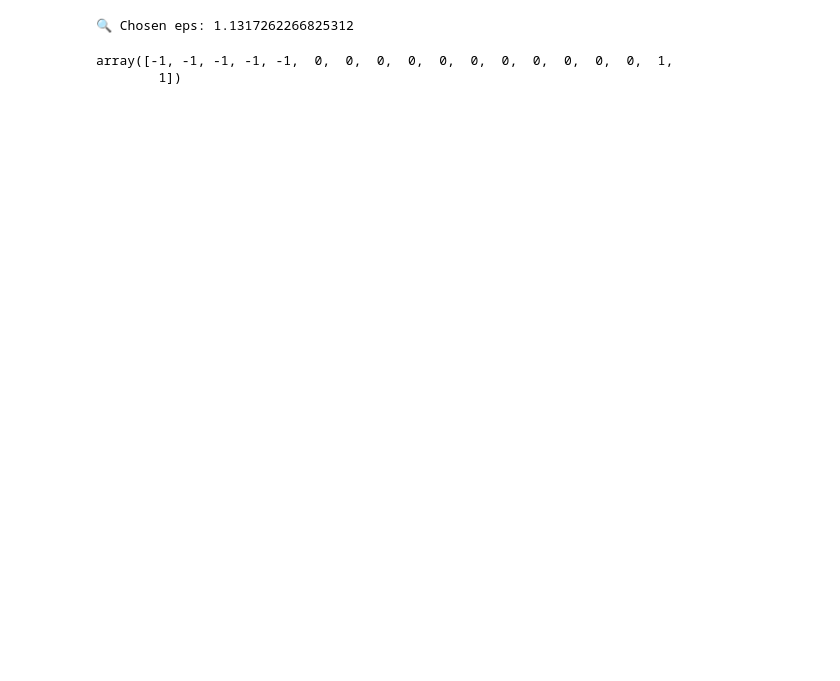
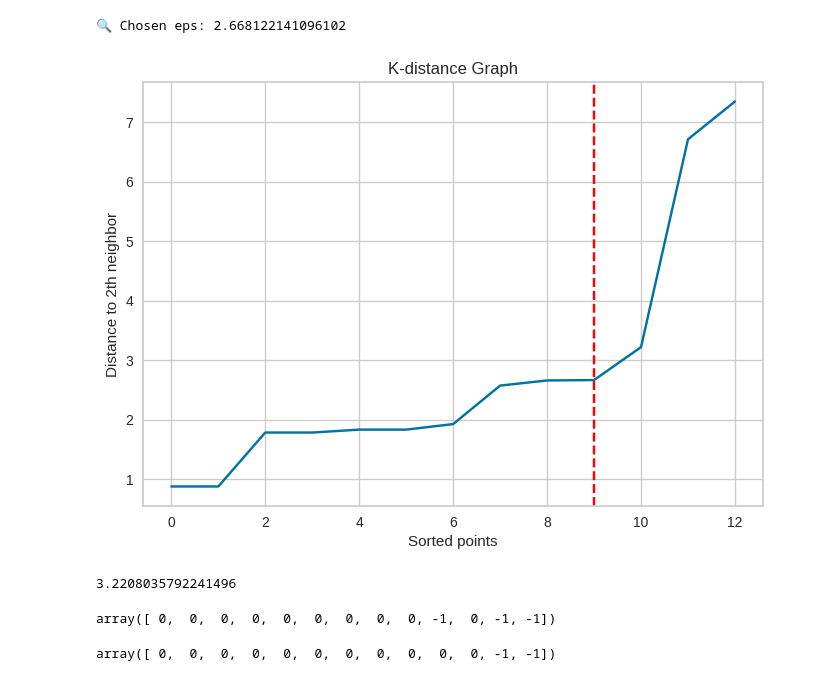
Before and after one commit to Manav1011/signal_processing, a Jupyter notebook: step1-test.ipynb, the cells around one changed output. Drawn from its saved outputs; the diff is of its cells as text; code cells hidden in the pictures; blank space fills up the shorter version.

```diff
--- a/step1-test.ipynb
+++ b/step1-test.ipynb
@@ -208,41 +209,51 @@ neighbors_fit = neighbors.fit(X_pca)
 
 # Step 2: Calculate distances to the k-th nearest neighbor
 distances, indices = neighbors_fit.kneighbors(X_pca)
 distances = np.sort(distances, axis=0)
 distances = distances[:,1]
 # Step 3: Find elbow point (i.e. best eps)
 kneedle = KneeLocator(
     range(len(distances)),
     distances,
     curve="convex",
     direction="increasing",
-    S=2# Try decreasing this sensitivity parameter
+    S=1# Try decreasing this sensitivity parameter
 )
 
 # Step 4: This is your automated eps
 epsilon = distances[kneedle.elbow]
 print("🔍 Chosen eps:", epsilon)
 
 # Optional: Plot the knee
 plt.plot(distances)
 plt.axvline(x=kneedle.elbow, color='red', linestyle='--')
 plt.title("K-distance Graph")
 plt.xlabel("Sorted points")
 plt.ylabel("Distance to {}th neighbor".format(k))
 plt.show()
 distances_array = np.array(distances)
 acceleration = np.diff(np.diff(distances_array))
 elbow_index = np.argmax(acceleration) + 1
 epsilon = distances[elbow_index]
 print(epsilon)
 # %% [output]
-🔍 Chosen eps: 1.1317262266825312
+🔍 Chosen eps: 2.668122141096102
+[figure, added]
+3.2208035792241496
 # %%
 from sklearn.cluster import DBSCAN
 
-clusterer = DBSCAN(eps=2.6989701148049288, min_samples=2)
+clusterer = DBSCAN(eps=2.668122141096102, min_samples=2)
 labels = clusterer.fit_predict(X_pca)
 labels
 # %% [output]
-array([-1, -1, -1, -1, -1,  0,  0,  0,  0,  0,  0,  0,  0,  0,  0,  0,  1,
-        1])
+array([ 0,  0,  0,  0,  0,  0,  0,  0,  0, -1,  0, -1, -1])
+# %%
+import hdbscan
+
+# Now cluster on the PCA-reduced data
+clusterer = hdbscan.HDBSCAN(cluster_selection_epsilon=6,min_cluster_size=2,min_samples=2,allow_single_cluster=True,prediction_data=True)
+labels = clusterer.fit_predict(X_pca)
+labels
+# %% [output]
+array([ 0,  0,  0,  0,  0,  0,  0,  0,  0,  0,  0, -1, -1])
```
Also changed, not shown: parts of 8 cells of this notebook, 20 other files.
